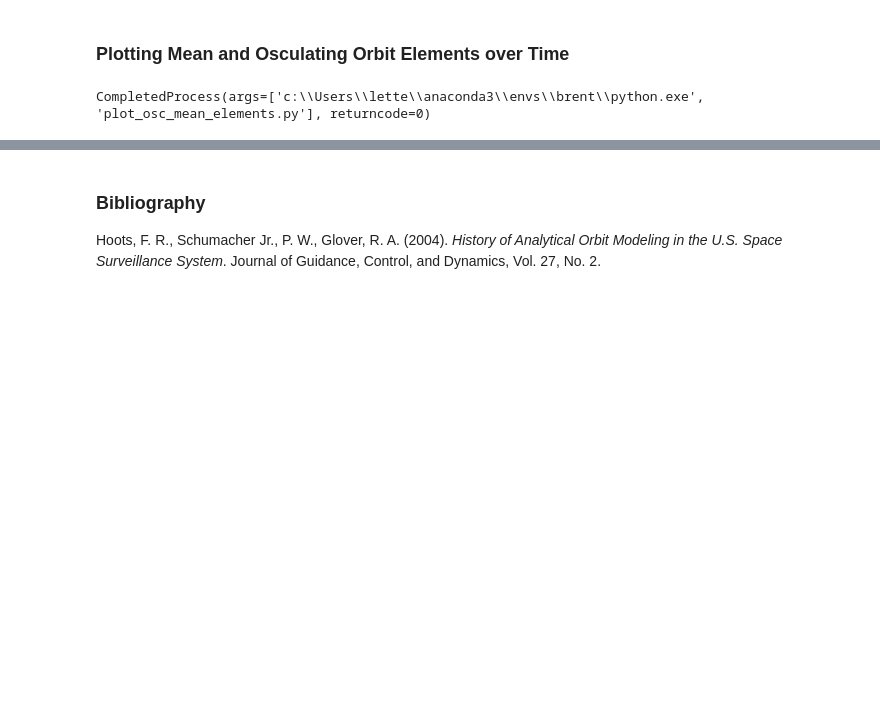
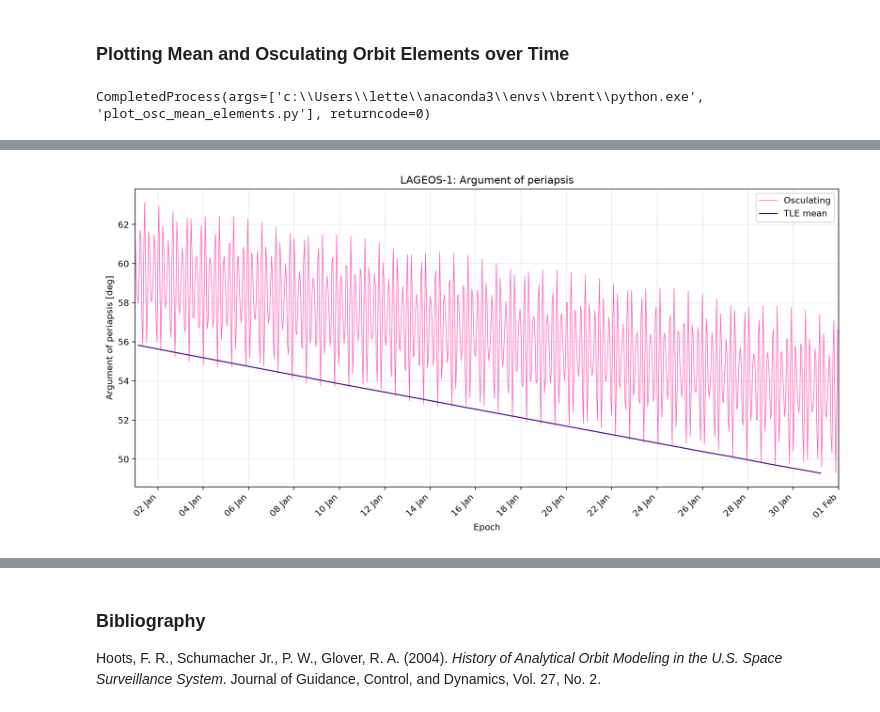
Before and after one commit to ada-gmr24/brent, a Jupyter notebook: experiments/02_mean_osculating_elements.ipynb, the cells around one changed output, grey strips where cells are left out. Cells and saved outputs as stored; diff of their text form; code cells hidden in the pictures; blank space fills up the shorter version.

```diff
--- a/experiments/02_mean_osculating_elements.ipynb
+++ b/experiments/02_mean_osculating_elements.ipynb
@@ -278,0 +292,4 @@ CompletedProcess(args=['c:\\Users\\lette\\anaconda3\\envs\\brent\\python.exe', '
+# %%
+display(Image(filename="figures/omega_lageos1.png", width=800))
+# %% [output]
+[figure, added]
```
Also changed, not shown: parts of 5 cells of this notebook, 2 other files.
